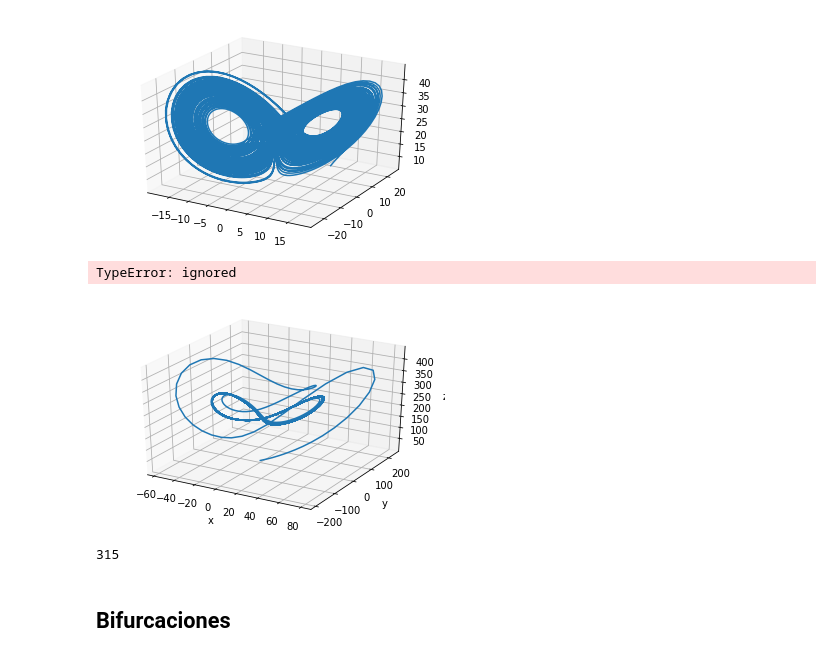
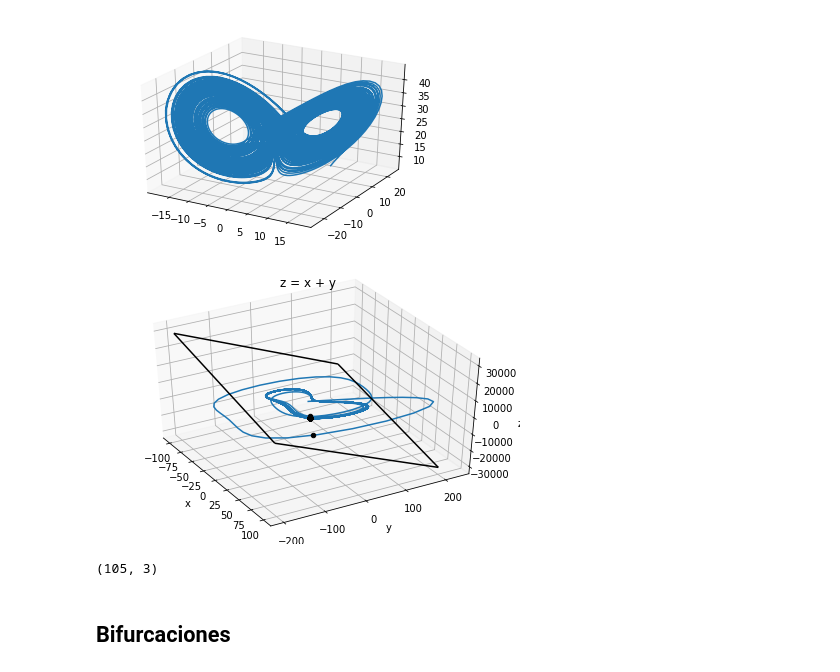
Before and after one commit to MarioBolanos/Modelado-y-Simulacion, a Jupyter notebook: Ciclos_Limite.ipynb, the cells around one changed output. Cells and saved outputs as stored; diff of their text form; code cells hidden in the pictures.

```diff
--- a/Ciclos_Limite.ipynb
+++ b/Ciclos_Limite.ipynb
@@ -166,53 +166,54 @@ import sympy as sp
 import matplotlib.pyplot as plt
 from scipy.integrate import solve_ivp
 
+# Define function
+
 def lorenz (t,y,sigma,rho,beta):
   return [sigma*(y[1]-y[0]),y[0]*(rho-y[2])-y[1],y[0]*y[1]-beta*y[2]]
 
+# Define events function
 
 def event_lorenz (t,y,sigma,rho,beta):
   return y[0]+y[1]+0.01*y[2]
-# event_lorenz.terminal=True
+#event_lorenz.terminal=True ## Interrup the simulation in the first event
 event_lorenz.direction=-1
+
+# Define simulation parameters
 
 a,b=0,50
 t= np.linspace(a,b,10000)
 y0=[0.1,0.1,0.1]
 
+# Solve the IVP equation
 sol=solve_ivp(lorenz,[a,b],y0,args=(10,230,8/3),t_eval=t,events=event_lorenz)
 
 fig = plt.figure(num=1, clear=True)
 ax = fig.add_subplot(1, 1, 1, projection='3d')
 ax = plt.axes(projection='3d')
 
+# Plot the solution
+
 ax.plot3D(sol.y[0], sol.y[1], sol.y[2])
+ax.set(xlabel='x', ylabel='y', zlabel='z', title='z = x + y')
 
-ax.set_xlabel('x')
-ax.set_ylabel('y')
-ax.set_zlabel('z')
-for i in np.linspace[0,300]:
+# Plot the events
+for i in range(sol.y_events[0].shape[0]):
   ax.scatter3D(sol.y_events[0][i][0],sol.y_events[0][i][1],sol.y_events[0][i][2],"o",color="black")
 
-
-
-
-# (xx, zz) = np.meshgrid(np.linspace(-100,100,2), np.linspace(0,500,2))
-# yy=np.zeros((2,2))
+# Plot the events plane
 (xx, yy) = np.meshgrid(np.linspace(-100,100,2), np.linspace(-200,200,2))
 zz = 100*(-xx - yy)
-print(xx.size,yy.size,zz.size)
 ax.plot_wireframe(xx, yy, zz,color='black')
-ax.set(xlabel='x', ylabel='y', zlabel='z', title='z = x + y')
+
 fig.tight_layout()
-ax.view_init(elev=20, azim=-30)
+ax.view_init(elev=40, azim=-30)
 plt.show()
 # %% [output]
-TypeError: ignored
-[figure, old version]
+[figure, new version]
 # %%
-print(sol.y_events[0].size)
+print(sol.y_events[0].shape)
 # %% [output]
-315
+(105, 3)
 # %% [markdown]
 ## Bifurcaciones
 # %%
```
